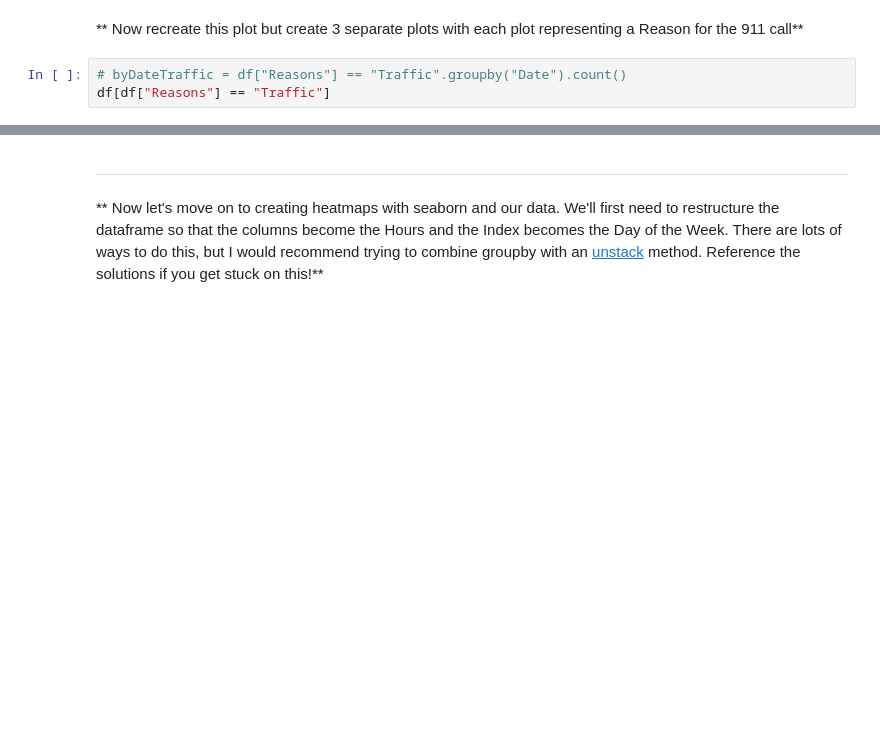
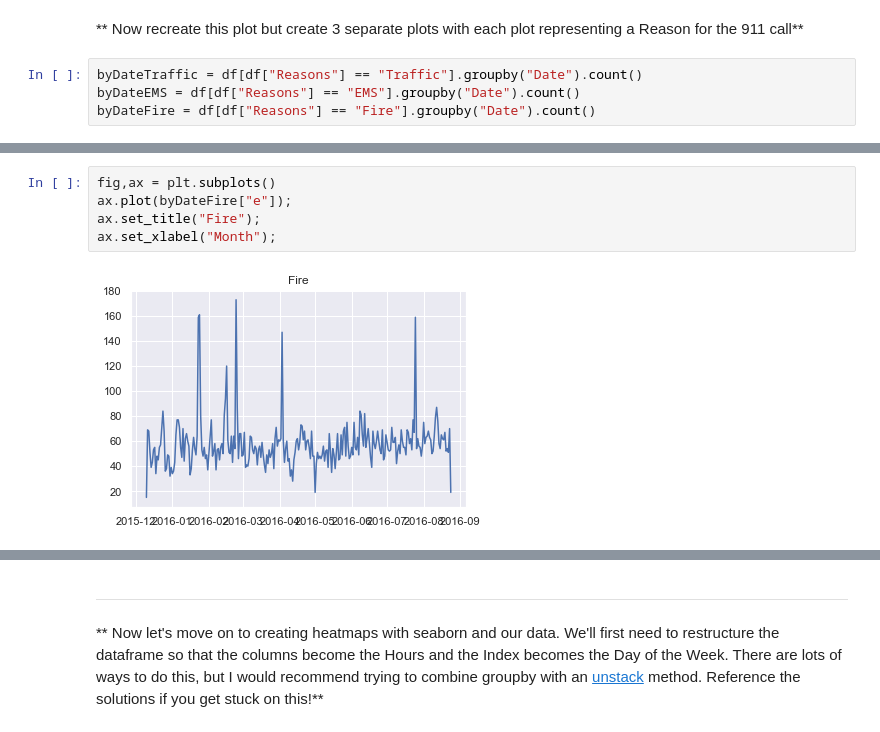
Before and after one commit to TR-1000/Machine-Learning-and-Data-Science, a Jupyter notebook: DS-ML-Bootcamp/10-Data-Capstone-Projects/911 Calls Data Capstone Project Answers.ipynb, the cells around one changed output, grey strips where cells are left out. Drawn from its saved outputs; the diff is of its cells as text; blank space fills up the shorter version.

```diff
--- a/DS-ML-Bootcamp/10-Data-Capstone-Projects/911 Calls Data Capstone Project Answers.ipynb
+++ b/DS-ML-Bootcamp/10-Data-Capstone-Projects/911 Calls Data Capstone Project Answers.ipynb
@@ -431,5 +431,6 @@ axes.plot(byDate["e"])
 # %% [markdown]
 ** Now recreate this plot but create 3 separate plots with each plot representing a Reason for the 911 call**
 # %%
-# byDateTraffic = df["Reasons"] == "Traffic".groupby("Date").count()
-df[df["Reasons"] == "Traffic"]
+byDateTraffic = df[df["Reasons"] == "Traffic"].groupby("Date").count()
+byDateEMS = df[df["Reasons"] == "EMS"].groupby("Date").count()
+byDateFire = df[df["Reasons"] == "Fire"].groupby("Date").count()
@@ -453,2 +440,9 @@ df[df["Reasons"] == "Traffic"]
+# %%
+fig,ax = plt.subplots()
+ax.plot(byDateFire["e"]);
+ax.set_title("Fire");
+ax.set_xlabel("Month");
+# %% [output]
+[figure, added]
 # %%
 # %% [output]
```
Also changed, not shown: parts of 15 cells of this notebook.
